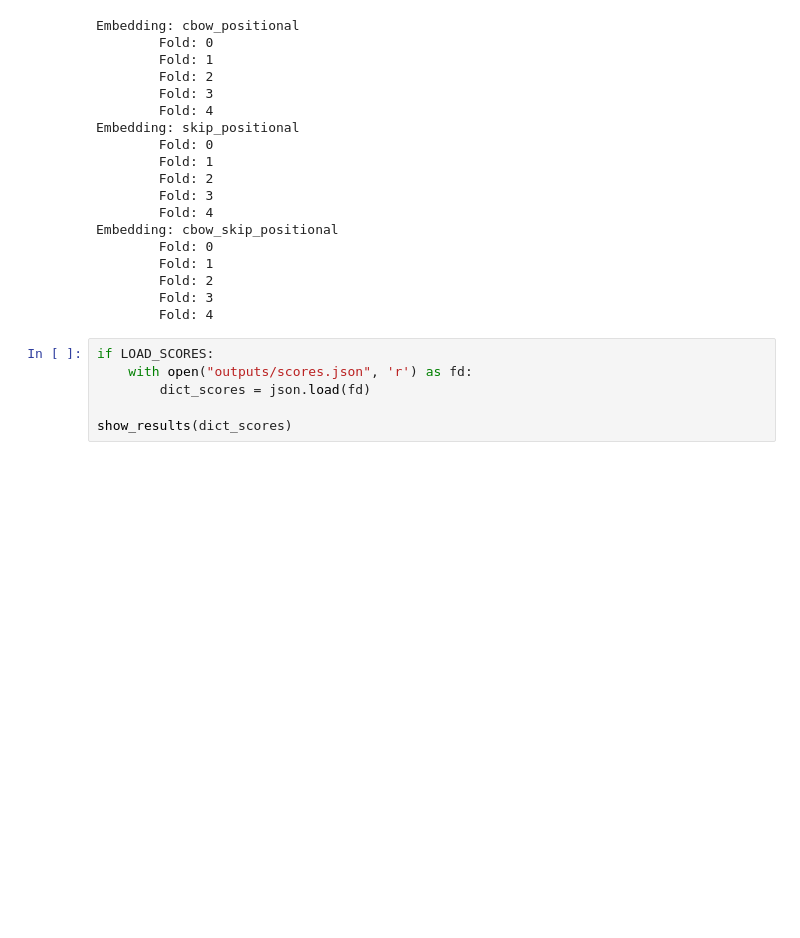
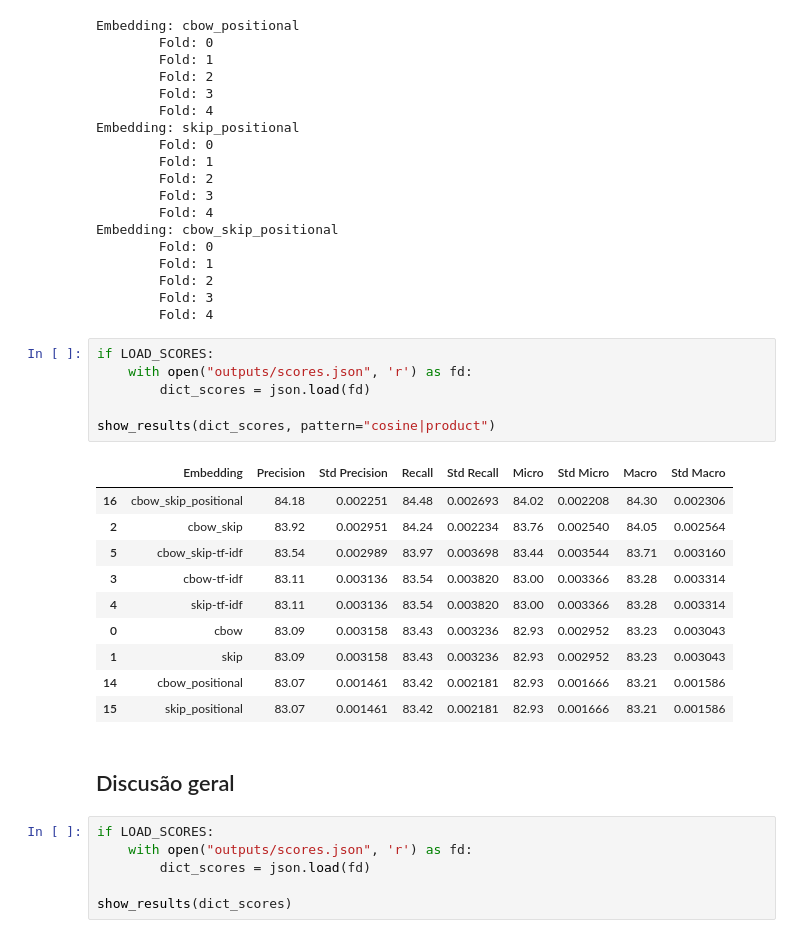
Before and after one commit to warSantos/ProjetoFinalNLP, a Jupyter notebook: EvaluateModels.ipynb, the cells around one changed output. Saved outputs shown, nothing was run; the diff lists cells and outputs as text; blank space fills up the shorter version.

```diff
--- a/EvaluateModels.ipynb
+++ b/EvaluateModels.ipynb
@@ -570,6 +596,25 @@ Embedding: cbow_skip_positional
         Fold: 2
         Fold: 3
         Fold: 4
+# %%
+if LOAD_SCORES:
+    with open("outputs/scores.json", 'r') as fd:
+        dict_scores = json.load(fd)
+
+show_results(dict_scores, pattern="cosine|product")
+# %% [output]
+|  | Embedding | Precision | Std Precision | Recall | Std Recall | Micro | Std Micro | Macro | Std Macro |
+| 16 | cbow_skip_positional | 84.18 | 0.002251 | 84.48 | 0.002693 | 84.02 | 0.002208 | 84.30 | 0.002306 |
+| 2 | cbow_skip | 83.92 | 0.002951 | 84.24 | 0.002234 | 83.76 | 0.002540 | 84.05 | 0.002564 |
+| 5 | cbow_skip-tf-idf | 83.54 | 0.002989 | 83.97 | 0.003698 | 83.44 | 0.003544 | 83.71 | 0.003160 |
+| 3 | cbow-tf-idf | 83.11 | 0.003136 | 83.54 | 0.003820 | 83.00 | 0.003366 | 83.28 | 0.003314 |
+| 4 | skip-tf-idf | 83.11 | 0.003136 | 83.54 | 0.003820 | 83.00 | 0.003366 | 83.28 | 0.003314 |
+| 0 | cbow | 83.09 | 0.003158 | 83.43 | 0.003236 | 82.93 | 0.002952 | 83.23 | 0.003043 |
+| 1 | skip | 83.09 | 0.003158 | 83.43 | 0.003236 | 82.93 | 0.002952 | 83.23 | 0.003043 |
+| 14 | cbow_positional | 83.07 | 0.001461 | 83.42 | 0.002181 | 82.93 | 0.001666 | 83.21 | 0.001586 |
+| 15 | skip_positional | 83.07 | 0.001461 | 83.42 | 0.002181 | 82.93 | 0.001666 | 83.21 | 0.001586 |
+# %% [markdown]
+## Discusão geral
 # %%
 if LOAD_SCORES:
     with open("outputs/scores.json", 'r') as fd:
```
Also changed, not shown: parts of 9 cells of this notebook.
